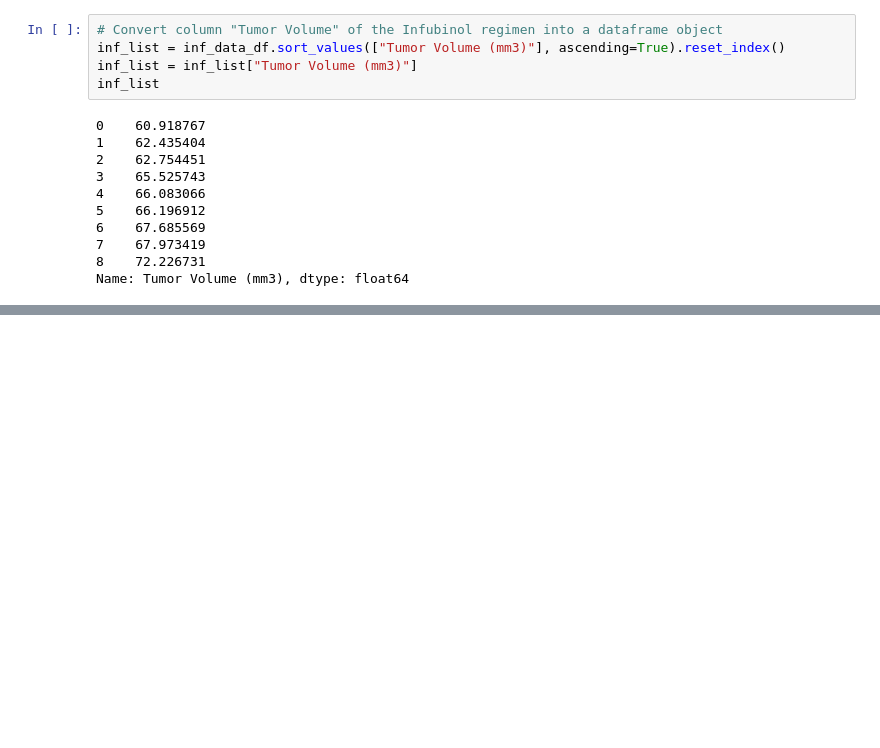
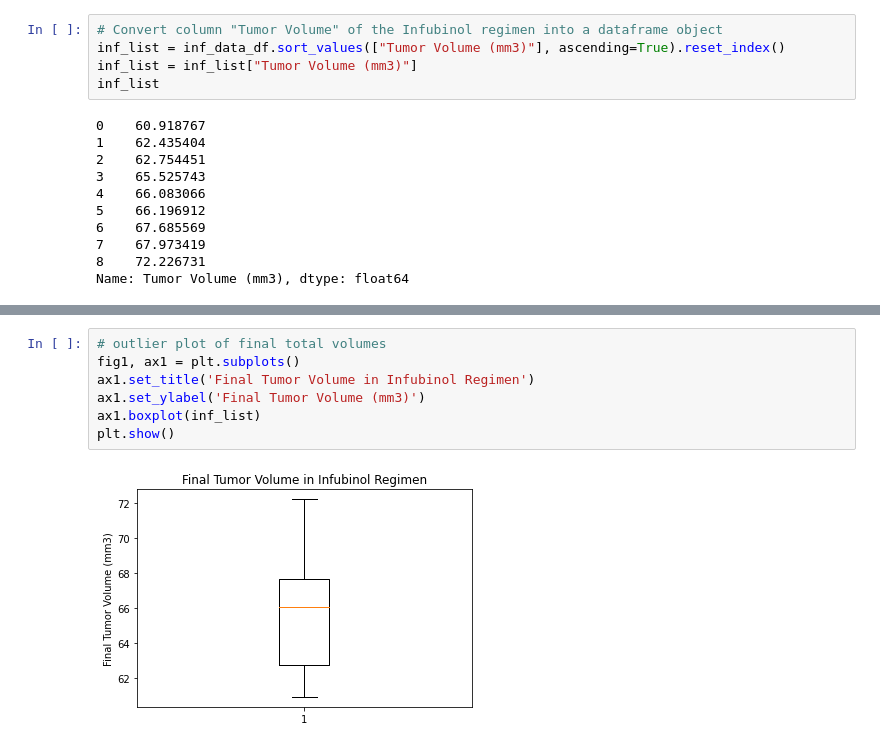
Before and after one commit to WAbate/MatPlotLib-Challenge, a Jupyter notebook: Pymaceuticals.ipynb, the cells around one changed output, grey strips where cells are left out. Cells and saved outputs as stored; diff of their text form; blank space fills up the shorter version.

Commit message:
Added outlier plots
copy paste edit copy paste edit copy paste edit... you get the idea...

```diff
--- a/Pymaceuticals.ipynb
+++ b/Pymaceuticals.ipynb
@@ -399,0 +423,9 @@ Name: Tumor Volume (mm3), dtype: float64
+# %%
+# outlier plot of final total volumes
+fig1, ax1 = plt.subplots()
+ax1.set_title('Final Tumor Volume in Infubinol Regimen')
+ax1.set_ylabel('Final Tumor Volume (mm3)')
+ax1.boxplot(inf_list)
+plt.show()
+# %% [output]
+[figure, added]
```
Also changed, not shown: parts of 2 cells of this notebook.
